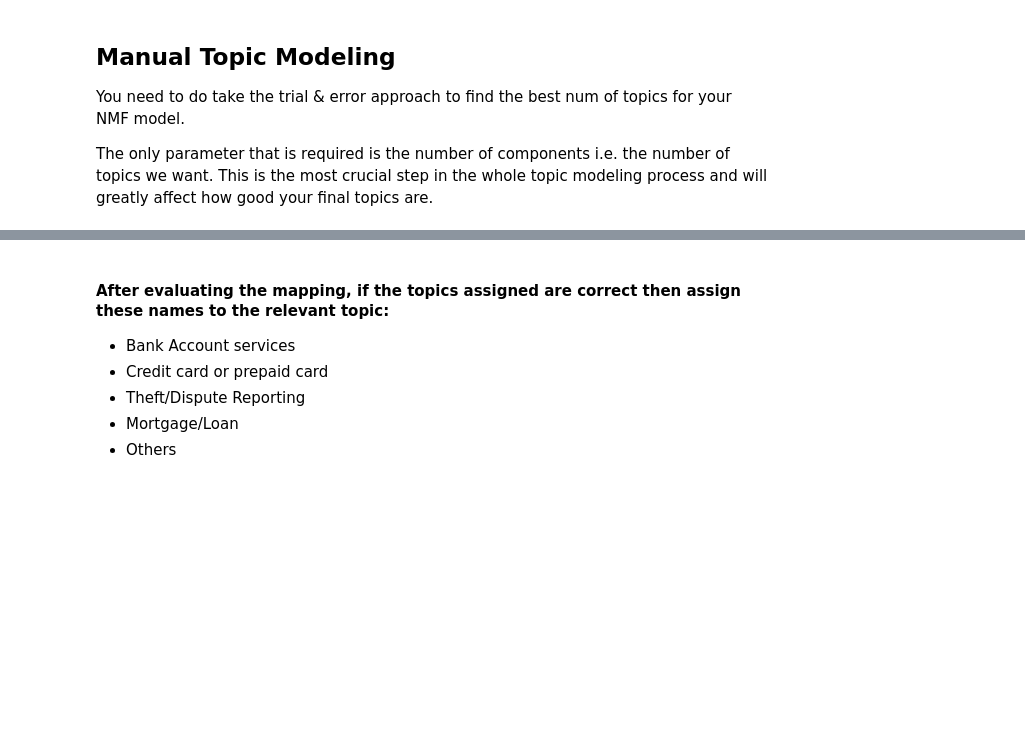
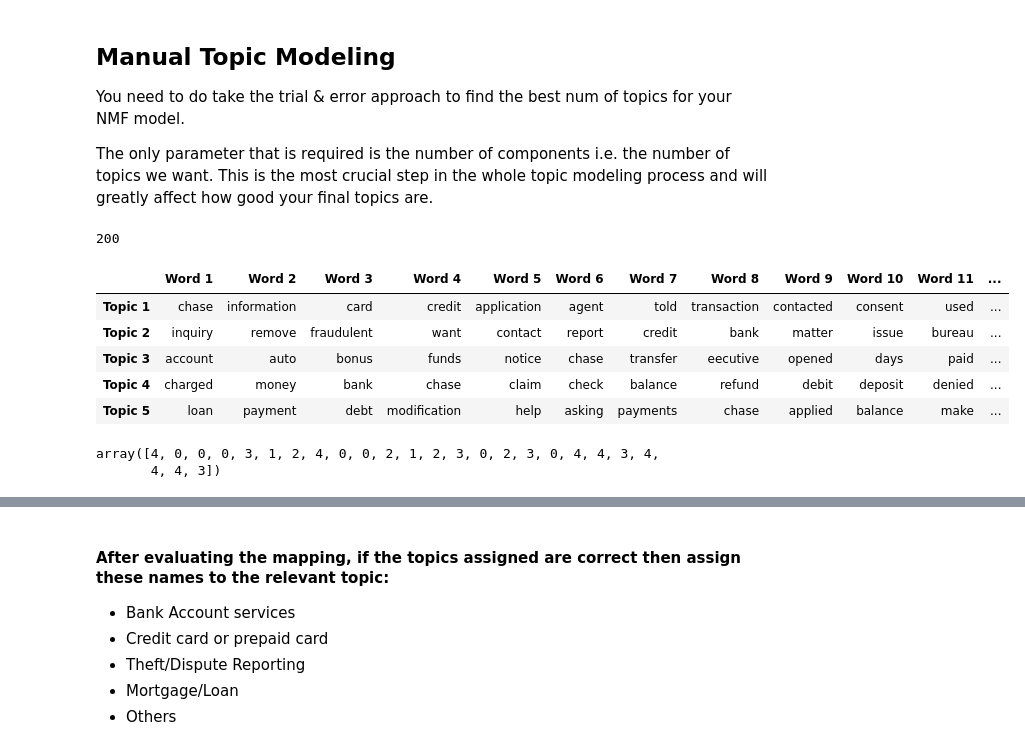
Before and after one commit to notShyam7/automatic-ticket-classification, a Jupyter notebook: Automatic_Ticket_Classification.ipynb, the cells around one changed output, grey strips where cells are left out. Saved outputs shown, nothing was run; the diff lists cells and outputs as text; code cells hidden in the pictures; blank space fills up the shorter version.

```diff
--- a/Automatic_Ticket_Classification.ipynb
+++ b/Automatic_Ticket_Classification.ipynb
@@ -173,6 +399,7 @@ max_df = 0.95 means "ignore terms that appear in more than 95% of the complaints
 min_df = 2 means "ignore terms that appear in less than 2 complaints"
 # %%
 #Write your code here to initialise the TfidfVectorizer
+tfidf = TfidfVectorizer(max_df=0.95, min_df=2, stop_words='english')
 # %% [markdown]
 #### Create a document term matrix using fit_transform
 
@@ -180,6 +407,7 @@ The contents of a document term matrix are tuples of (complaint_id,token_id) tf-
 The tuples that are not there have a tf-idf score of 0
 # %%
 #Write your code here to create the Document Term Matrix by transforming the complaints column present in df_clean.
+dtm = tfidf.fit_transform(df_clean['complaints'])
 # %% [markdown]
 ## Topic Modelling using NMF
 
@@ -201,10 +429,12 @@ You need to do take the trial & error approach to find the best num of topics fo
 The only parameter that is required is the number of components i.e. the number of topics we want. This is the most crucial step in the whole topic modeling process and will greatly affect how good your final topics are.
 # %%
 #Load your nmf_model with the n_components i.e 5
-num_topics = #write the value you want to test out
+num_topics = 5
 
 #keep the random_state =40
-nmf_model = #write your code here
+nmf_model = NMF(random_state=40, n_components=num_topics)
 # %%
 nmf_model.fit(dtm)
-len(tfidf.get_feature_names())
+len(tfidf.get_feature_names_out())
+# %% [output]
+200
@@ -213,5 +441,28 @@ len(tfidf.get_feature_names())
+# %%
+#Print the Top15 words for each of the topics
+words = np.array(tfidf.get_feature_names_out())
+topic_words_df = pd.DataFrame(np.zeros((num_topics, 15)), index=[f'Topic {i + 1}' for i in range(num_topics)],
+                           columns=[f'Word {i + 1}' for i in range(15)]).astype(str)
+
+for i in range(num_topics):
+    ix = nmf_model.components_[i].argsort()[::-1][:15]
+    topic_words_df.iloc[i] = words[ix]
+
+topic_words_df
+# %% [output]
+|  | Word 1 | Word 2 | Word 3 | Word 4 | Word 5 | Word 6 | Word 7 | Word 8 | Word 9 | Word 10 | Word 11 | ... |
+| Topic 1 | chase | information | card | credit | application | agent | told | transaction | contacted | consent | used | ... |
+| Topic 2 | inquiry | remove | fraudulent | want | contact | report | credit | bank | matter | issue | bureau | ... |
+| Topic 3 | account | auto | bonus | funds | notice | chase | transfer | eecutive | opened | days | paid | ... |
+| Topic 4 | charged | money | bank | chase | claim | check | balance | refund | debit | deposit | denied | ... |
+| Topic 5 | loan | payment | debt | modification | help | asking | payments | chase | applied | balance | make | ... |
 # %%
 #Create the best topic for each complaint in terms of integer value 0,1,2,3 & 4
+topic_results = nmf_model.transform(dtm)
+topic_results.argmax(axis=1)
+# %% [output]
+array([4, 0, 0, 0, 3, 1, 2, 4, 0, 0, 2, 1, 2, 3, 0, 2, 3, 0, 4, 4, 3, 4,
+       4, 4, 3])
 # %%
 #Assign the best topic to each of the cmplaints in Topic Column
 
```
Also changed, not shown: parts of 62 cells of this notebook.
